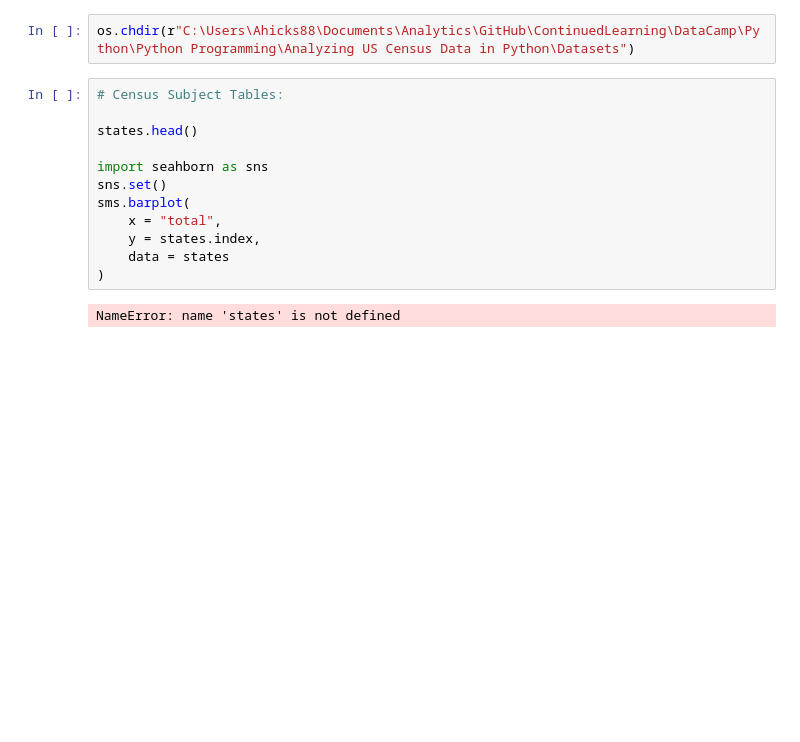
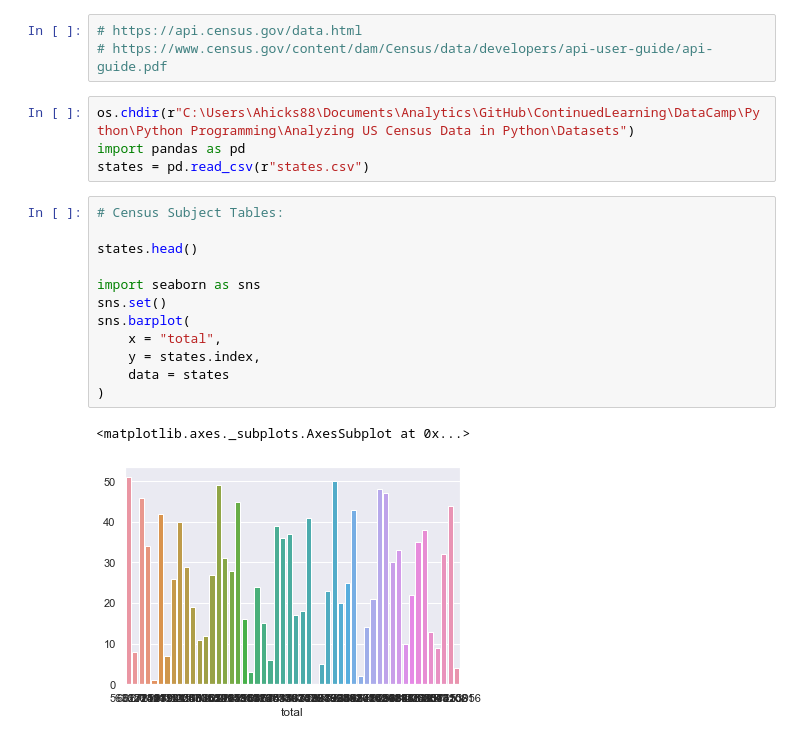
Before and after one commit to ahicks88/ContinuedLearning, a Jupyter notebook: DataCamp/Python/Python Programming/Analyzing US Census Data in Python/1.Decennial Census of Population and Housing.ipynb, the cells around one changed output. Drawn from its saved outputs; the diff is of its cells as text; blank space fills up the shorter version.

```diff
--- a/DataCamp/Python/Python Programming/Analyzing US Census Data in Python/1.Decennial Census of Population and Housing.ipynb
+++ b/DataCamp/Python/Python Programming/Analyzing US Census Data in Python/1.Decennial Census of Population and Housing.ipynb
@@ -1,19 +1,25 @@
+# %%
+# https://api.census.gov/data.html
+# https://www.census.gov/content/dam/Census/data/developers/api-user-guide/api-guide.pdf
 # %%
 os.chdir(r"C:\Users\Ahicks88\Documents\Analytics\GitHub\ContinuedLearning\DataCamp\Python\Python Programming\Analyzing US Census Data in Python\Datasets")
+import pandas as pd
+states = pd.read_csv(r"states.csv")
 # %%
 # Census Subject Tables:
 
 states.head()
 
-import seahborn as sns
+import seaborn as sns
 sns.set()
-sms.barplot(
+sns.barplot(
     x = "total",
     y = states.index,
     data = states
 )
 # %% [output]
-NameError: name 'states' is not defined
+<matplotlib.axes._subplots.AxesSubplot at 0x...>
+[figure, added]
 # %%
 # Aggregate and Calculate Proportions:
 
```
Also changed, not shown: parts of 12 cells of this notebook, 2 other files.
